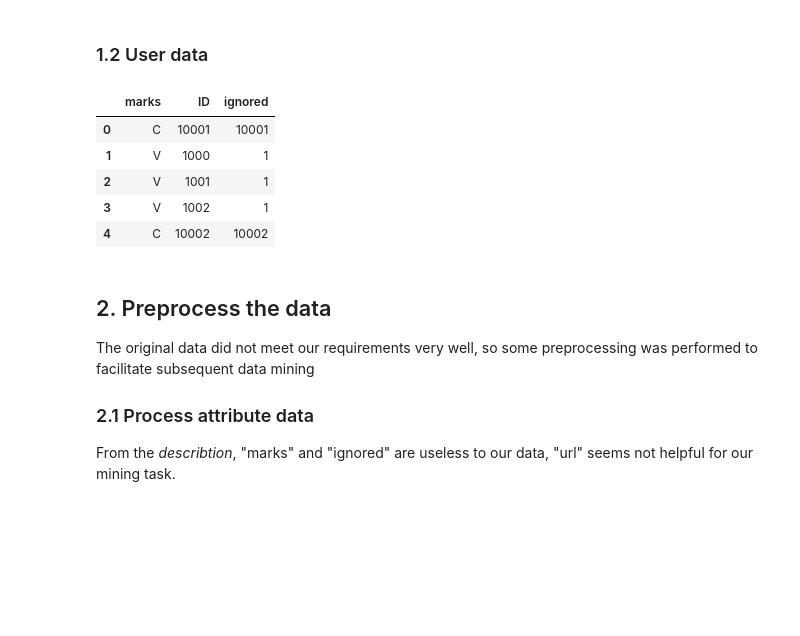
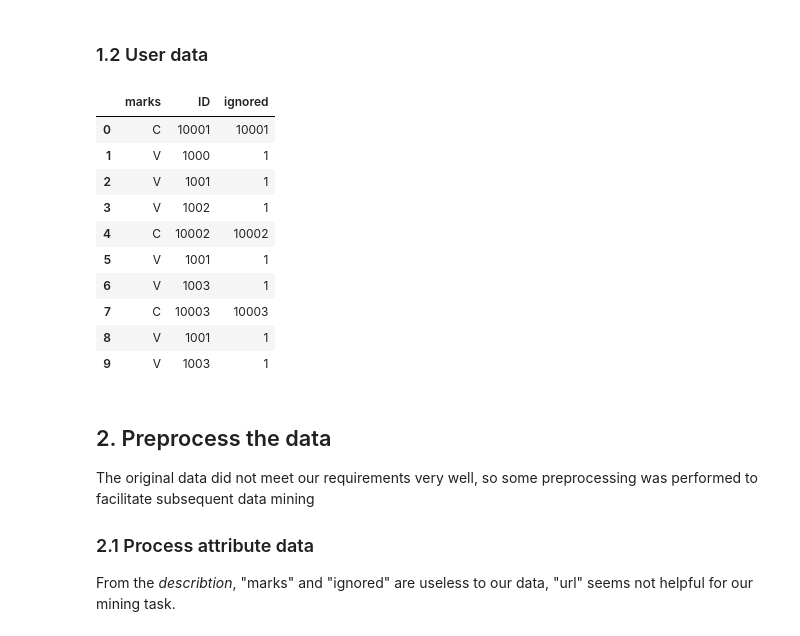
Before and after one commit to hanshanglin/COMP4433_project, a Jupyter notebook: explore.ipynb, the cells around one changed output. Cells and saved outputs as stored; diff of their text form; code cells hidden in the pictures; blank space fills up the shorter version.

```diff
--- a/explore.ipynb
+++ b/explore.ipynb
@@ -29,14 +29,19 @@ attribute_df.describe()
 ### 1.2 User data
 # %%
 user_df = pd.read_csv("anonymous-msweb.data",header=None,skiprows=range(0,301), names=['marks', 'ID','ignored'])
-user_df.head(5)
+user_df.head(10)
 # %% [output]
 |  | marks | ID | ignored |
 | 0 | C | 10001 | 10001 |
 | 1 | V | 1000 | 1 |
 | 2 | V | 1001 | 1 |
 | 3 | V | 1002 | 1 |
 | 4 | C | 10002 | 10002 |
+| 5 | V | 1001 | 1 |
+| 6 | V | 1003 | 1 |
+| 7 | C | 10003 | 10003 |
+| 8 | V | 1001 | 1 |
+| 9 | V | 1003 | 1 |
 # %% [markdown]
 ## 2. Preprocess the data
 The original data did not meet our requirements very well, so some preprocessing was performed to facilitate subsequent data mining
```
Also changed, not shown: parts of 24 cells of this notebook, 1 other file.
